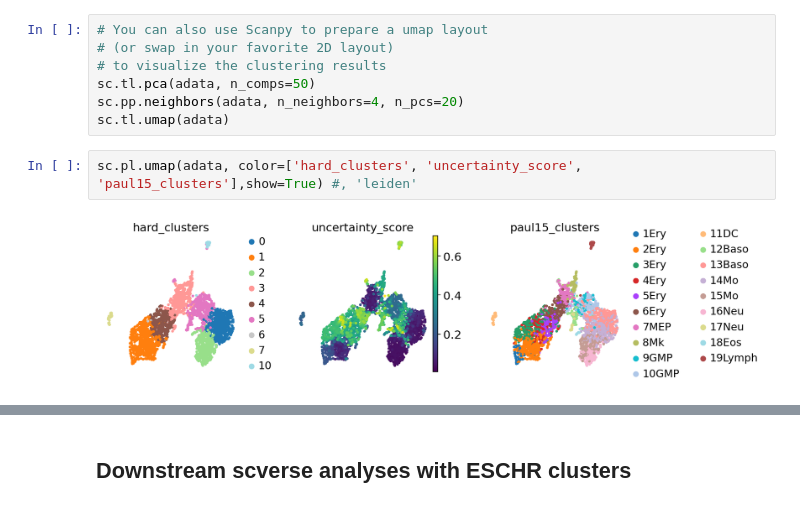
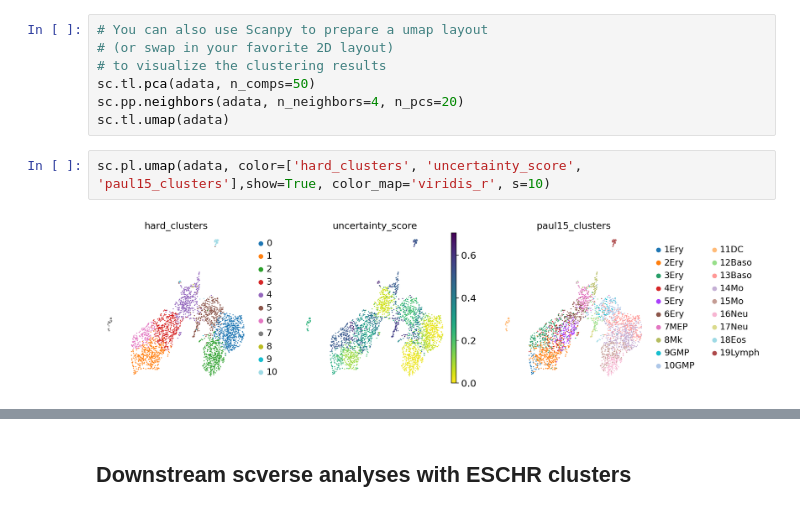
Before and after one commit to zunderlab/eschr, a Jupyter notebook: docs/notebooks/paul15.ipynb, the cells around one changed output, grey strips where cells are left out. Cells and saved outputs as stored; diff of their text form.

```diff
--- a/docs/notebooks/paul15.ipynb
+++ b/docs/notebooks/paul15.ipynb
@@ -138,6 +138,6 @@ sc.tl.pca(adata, n_comps=50)
 sc.pp.neighbors(adata, n_neighbors=4, n_pcs=20)
 sc.tl.umap(adata)
 # %%
-sc.pl.umap(adata, color=['hard_clusters', 'uncertainty_score', 'paul15_clusters'],show=True) #, 'leiden'
+sc.pl.umap(adata, color=['hard_clusters', 'uncertainty_score', 'paul15_clusters'],show=True, color_map='viridis_r', s=10)
 # %% [output]
-[figure, old version]
+[figure, new version]
```
Also changed, not shown: parts of 12 cells of this notebook.
